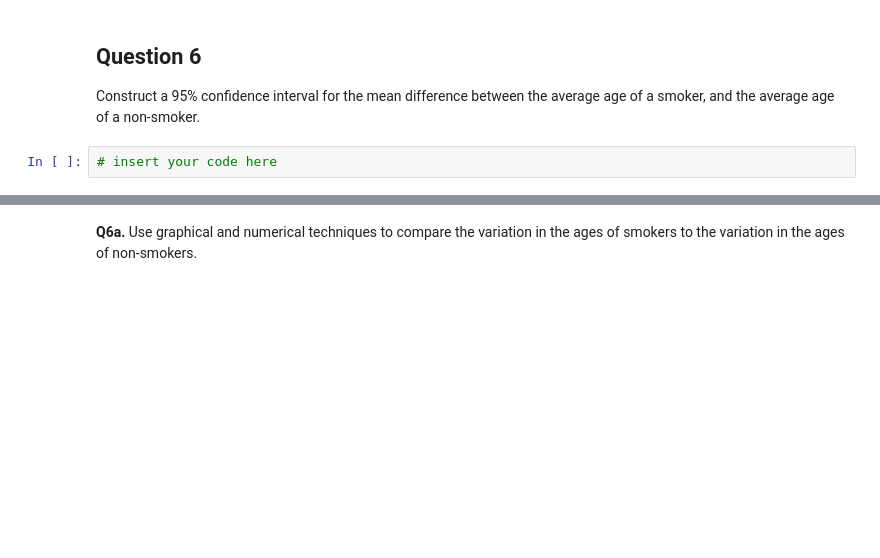
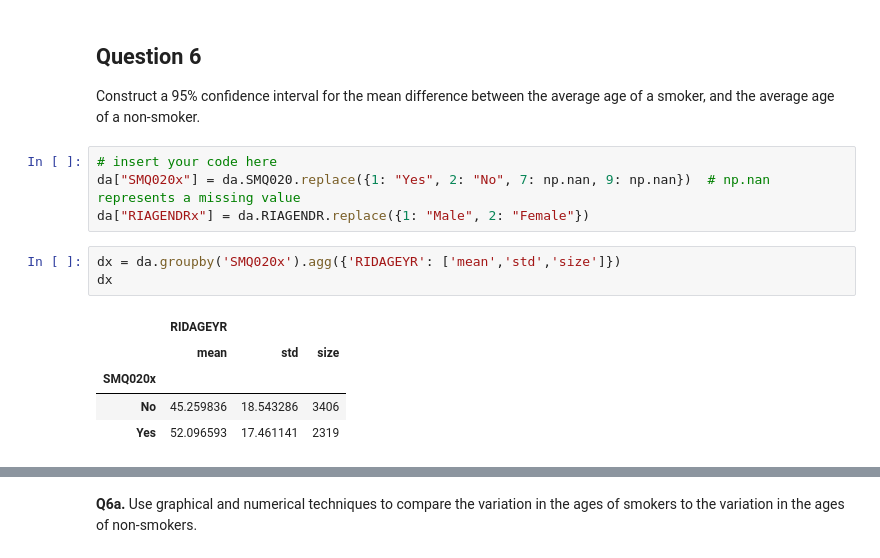
Before and after one commit to elsayedg/Statistics-with-Python-Specialization, a Jupyter notebook: 2_Inferential Statistical Analysis with Python/2- CONFIDENCE INTERVALS/4- nhanes_confidence_intervals_practice.ipynb, the cells around one changed output, grey strips where cells are left out. Cells and saved outputs as stored; diff of their text form; blank space fills up the shorter version.

```diff
--- a/2_Inferential Statistical Analysis with Python/2- CONFIDENCE INTERVALS/4- nhanes_confidence_intervals_practice.ipynb
+++ b/2_Inferential Statistical Analysis with Python/2- CONFIDENCE INTERVALS/4- nhanes_confidence_intervals_practice.ipynb
@@ -338,5 +338,16 @@ which makes sense the difference between two mean population will be larger than
 ## Question 6
 
 Construct a 95% confidence interval for the mean difference between the average age of a smoker, and the average age of a non-smoker.
-# %%
-# insert your code here
+# %%
+# insert your code here
+da["SMQ020x"] = da.SMQ020.replace({1: "Yes", 2: "No", 7: np.nan, 9: np.nan})  # np.nan represents a missing value
+da["RIAGENDRx"] = da.RIAGENDR.replace({1: "Male", 2: "Female"})
+# %%
+dx = da.groupby('SMQ020x').agg({'RIDAGEYR': ['mean','std','size']})
+dx
+# %% [output]
+|  | RIDAGEYR |  |  |
+|  | mean | std | size |
+| SMQ020x |  |  |  |
+| No | 45.259836 | 18.543286 | 3406 |
+| Yes | 52.096593 | 17.461141 | 2319 |
```
Also changed, not shown: parts of 1 cell of this notebook, 2 other files.
